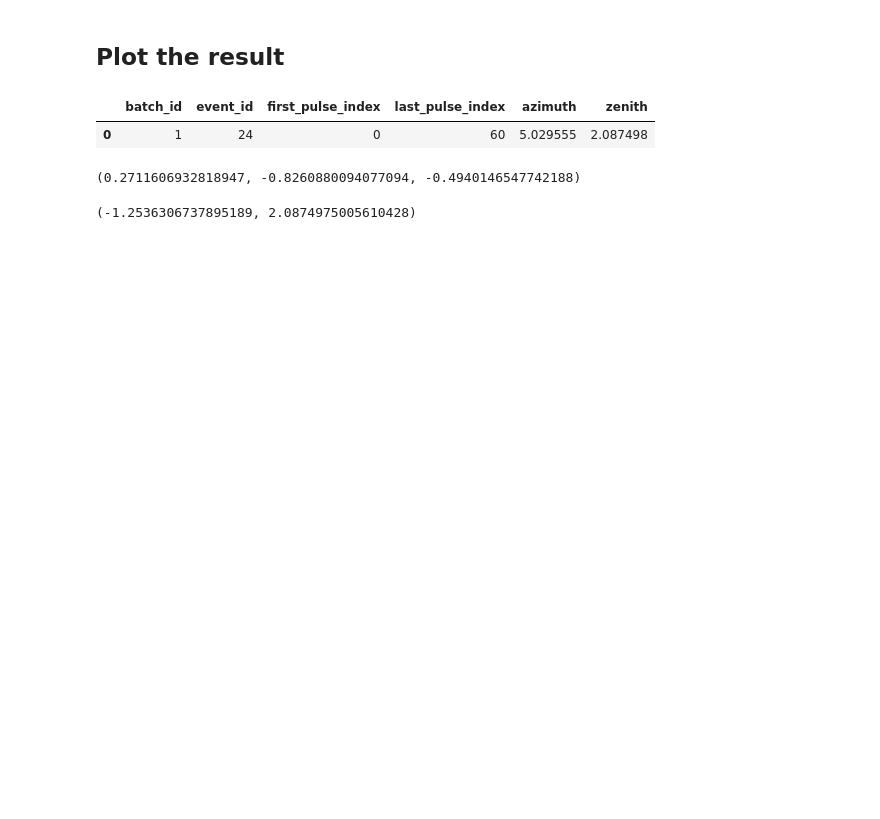
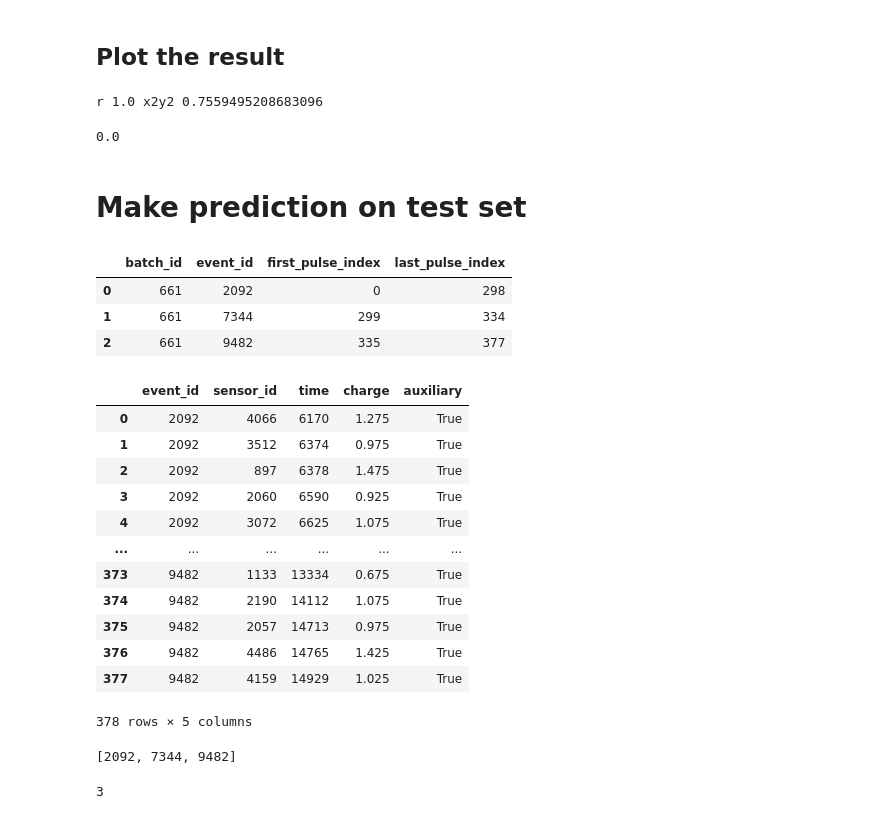
Before and after one commit to anjrew/Neutrino-Particle-Direction-Predictor, a Jupyter notebook: workbook_1.ipynb, the cells around one changed output. Cells and saved outputs as stored; diff of their text form; code cells hidden in the pictures; blank space fills up the shorter version.

Commit message:
Made the first version of the submission form with a test

```diff
--- a/workbook_1.ipynb
+++ b/workbook_1.ipynb
@@ -185,15 +160,40 @@ from utils import angular_dist_score
-# %%
-train_metadata
-# %% [output]
-|  | batch_id | event_id | first_pulse_index | last_pulse_index | azimuth | zenith |
-| 0 | 1 | 24 | 0 | 60 | 5.029555 | 2.087498 |
-# %%
-x,y,z
-# %% [output]
-(0.2711606932818947, -0.8260880094077094, -0.4940146547742188)
-# %%
-azimuth = math.atan2(y, x)
-zenith = math.acos(z)
-azimuth, zenith
-# %% [output]
-(-1.2536306737895189, 2.0874975005610428)
+# %%
+
+az_pred, zen_pred = adjust_sphere(*cartesian_to_sphere(x,y,z))
+
+angular_dist_score(az_true=azimuth,zen_true=zenith, az_pred=az_pred, zen_pred=zen_pred)
+# %% [output]
+r 1.0 x2y2 0.7559495208683096
+0.0
+# %% [markdown]
+# Make prediction on test set
+# %%
+test_meta_df = pd.read_parquet(f'{DATA_DIR}/test_meta.parquet', engine='fastparquet')
+test_meta_df
+# %% [output]
+|  | batch_id | event_id | first_pulse_index | last_pulse_index |
+| 0 | 661 | 2092 | 0 | 298 |
+| 1 | 661 | 7344 | 299 | 334 |
+| 2 | 661 | 9482 | 335 | 377 |
+# %%
+test_batch_df = pd.read_parquet(f'{DATA_DIR}/test/batch_661.parquet', engine='fastparquet').reset_index()
+test_batch_df
+# %% [output]
+|  | event_id | sensor_id | time | charge | auxiliary |
+| 0 | 2092 | 4066 | 6170 | 1.275 | True |
+| 1 | 2092 | 3512 | 6374 | 0.975 | True |
+| 2 | 2092 | 897 | 6378 | 1.475 | True |
+| 3 | 2092 | 2060 | 6590 | 0.925 | True |
+| 4 | 2092 | 3072 | 6625 | 1.075 | True |
+| ... | ... | ... | ... | ... | ... |
+| 373 | 9482 | 1133 | 13334 | 0.675 | True |
+| 374 | 9482 | 2190 | 14112 | 1.075 | True |
+| 375 | 9482 | 2057 | 14713 | 0.975 | True |
+| 376 | 9482 | 4486 | 14765 | 1.425 | True |
+| 377 | 9482 | 4159 | 14929 | 1.025 | True |
+378 rows × 5 columns
+# %%
+test_events = test_meta_df['event_id'].unique().tolist()
+test_events
+# %% [output]
+[2092, 7344, 9482]
@@ -199,0 +221,7 @@ azimuth, zenith
+# %%
+from functools import reduce
+
+test_dfs = [ get_event_df(test_batch_df, sensor_geometry,x) for x in test_events ]
+len(test_dfs)
+# %% [output]
+3
```
Also changed, not shown: parts of 28 cells of this notebook, 8 other files.
